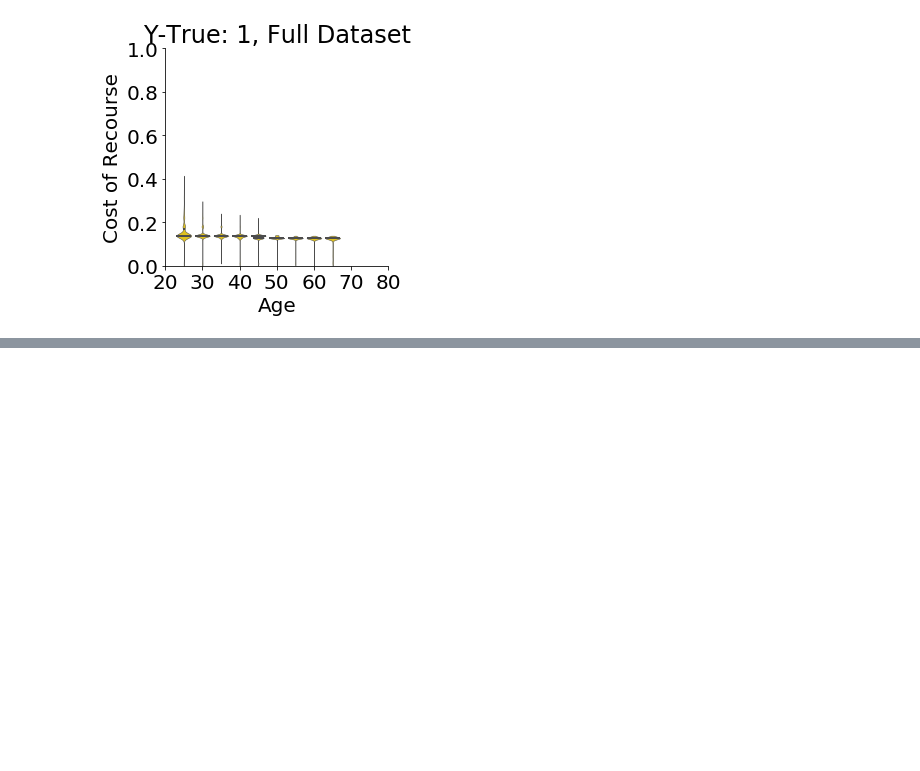
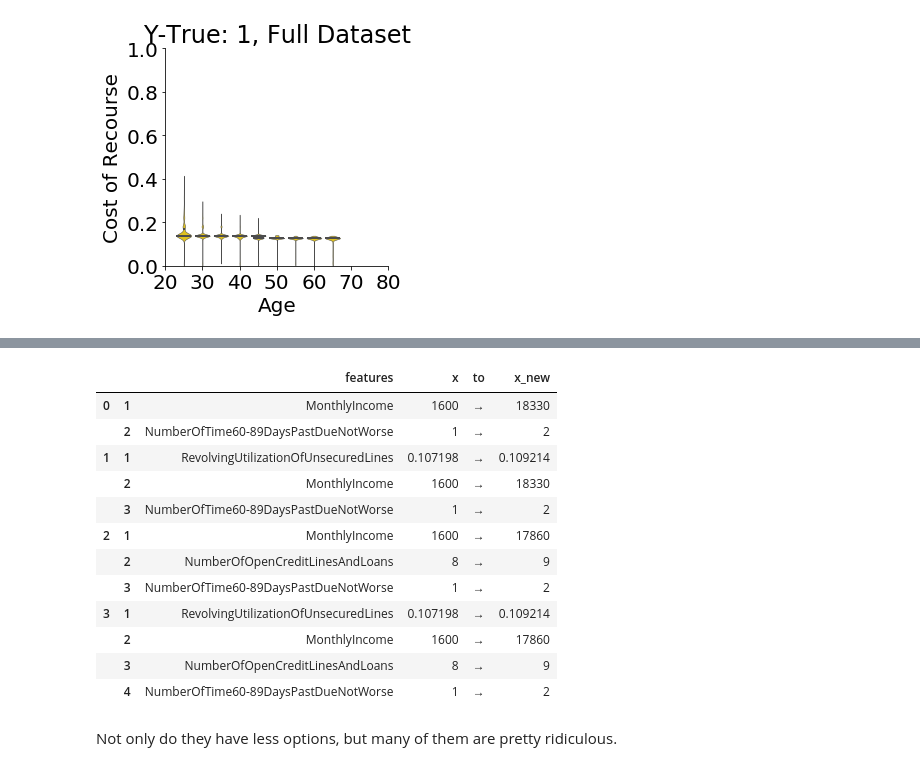
Before and after one commit to ustunb/actionable-recourse, a Jupyter notebook: examples/ex_03_audit_out-of-sample-demo.ipynb, the cells around one changed output, grey strips where cells are left out. Drawn from its saved outputs; the diff is of its cells as text; code cells hidden in the pictures; blank space fills up the shorter version.

```diff
--- a/examples/ex_03_audit_out-of-sample-demo.ipynb
+++ b/examples/ex_03_audit_out-of-sample-demo.ipynb
@@ -223,0 +206,30 @@ for y_true in [0, 1]:
+# %%
+dataset = 'downsampled'
+k = 4
+action_set.align(coefficients[dataset]) ## remember, if we're using the same actionset, we have to re-align
+                                        ## it to use the right coefficients.
+fb = Flipset(
+    x = X_audit_holdout.loc[young_individuals[k]].values,
+    action_set = action_set,
+    coefficients = coefficients[dataset],
+    intercept = intercept[dataset] - (np.log(p / (1. - p))),
+)
+fb.populate(enumeration_type = 'distinct_subsets', total_items = 14)
+# %%
+HTML(fb.to_html())
+# %% [output]
+|  |  | features | x | to | x_new |
+| 0 | 1 | MonthlyIncome | 1600 | → | 18330 |
+|  | 2 | NumberOfTime60-89DaysPastDueNotWorse | 1 | → | 2 |
+| 1 | 1 | RevolvingUtilizationOfUnsecuredLines | 0.107198 | → | 0.109214 |
+|  | 2 | MonthlyIncome | 1600 | → | 18330 |
+|  | 3 | NumberOfTime60-89DaysPastDueNotWorse | 1 | → | 2 |
+| 2 | 1 | MonthlyIncome | 1600 | → | 17860 |
+|  | 2 | NumberOfOpenCreditLinesAndLoans | 8 | → | 9 |
+|  | 3 | NumberOfTime60-89DaysPastDueNotWorse | 1 | → | 2 |
+| 3 | 1 | RevolvingUtilizationOfUnsecuredLines | 0.107198 | → | 0.109214 |
+|  | 2 | MonthlyIncome | 1600 | → | 17860 |
+|  | 3 | NumberOfOpenCreditLinesAndLoans | 8 | → | 9 |
+|  | 4 | NumberOfTime60-89DaysPastDueNotWorse | 1 | → | 2 |
+# %% [markdown]
+Not only do they have less options, but many of them are pretty ridiculous.
```
Also changed, not shown: parts of 11 cells of this notebook, 2 other files.
